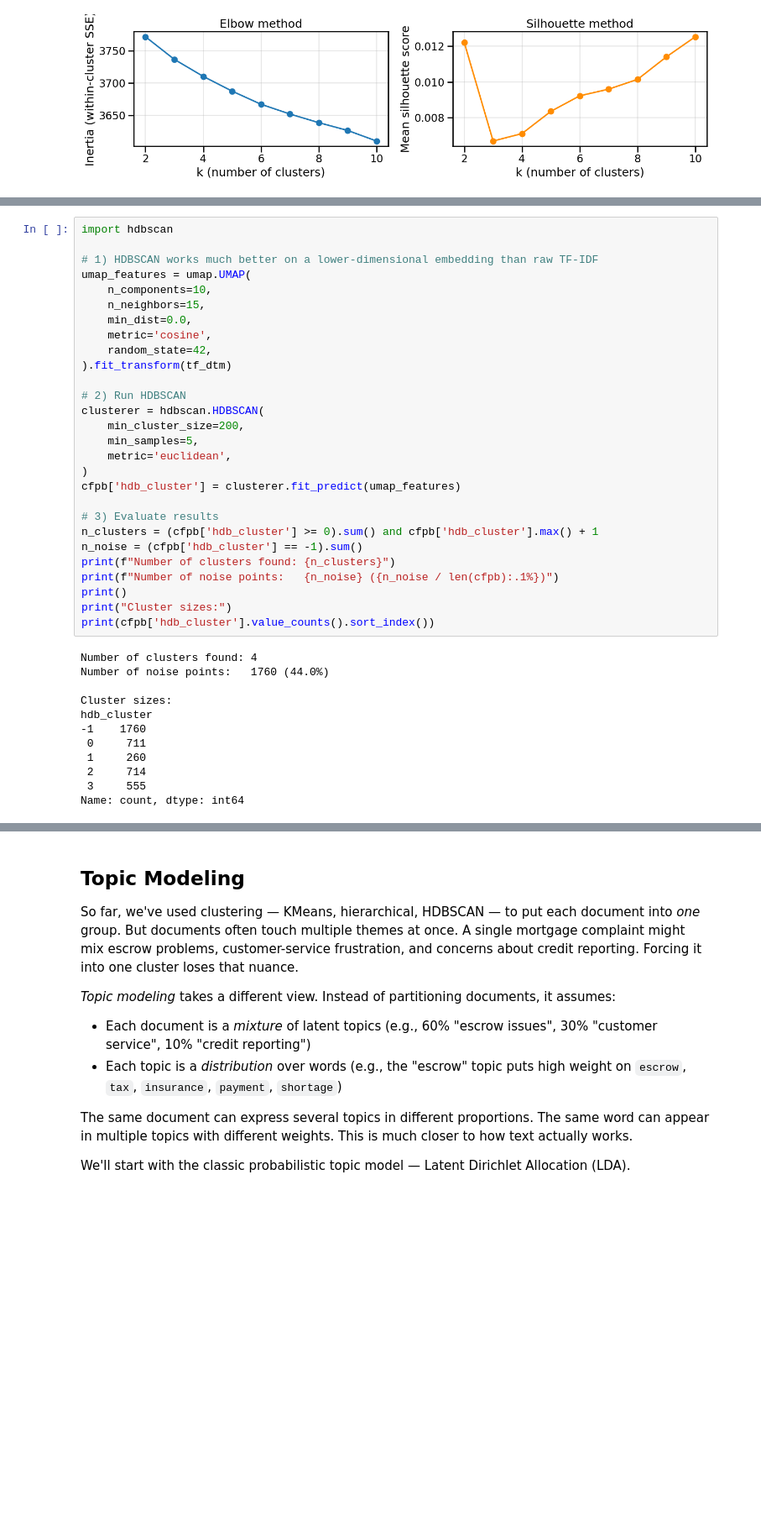
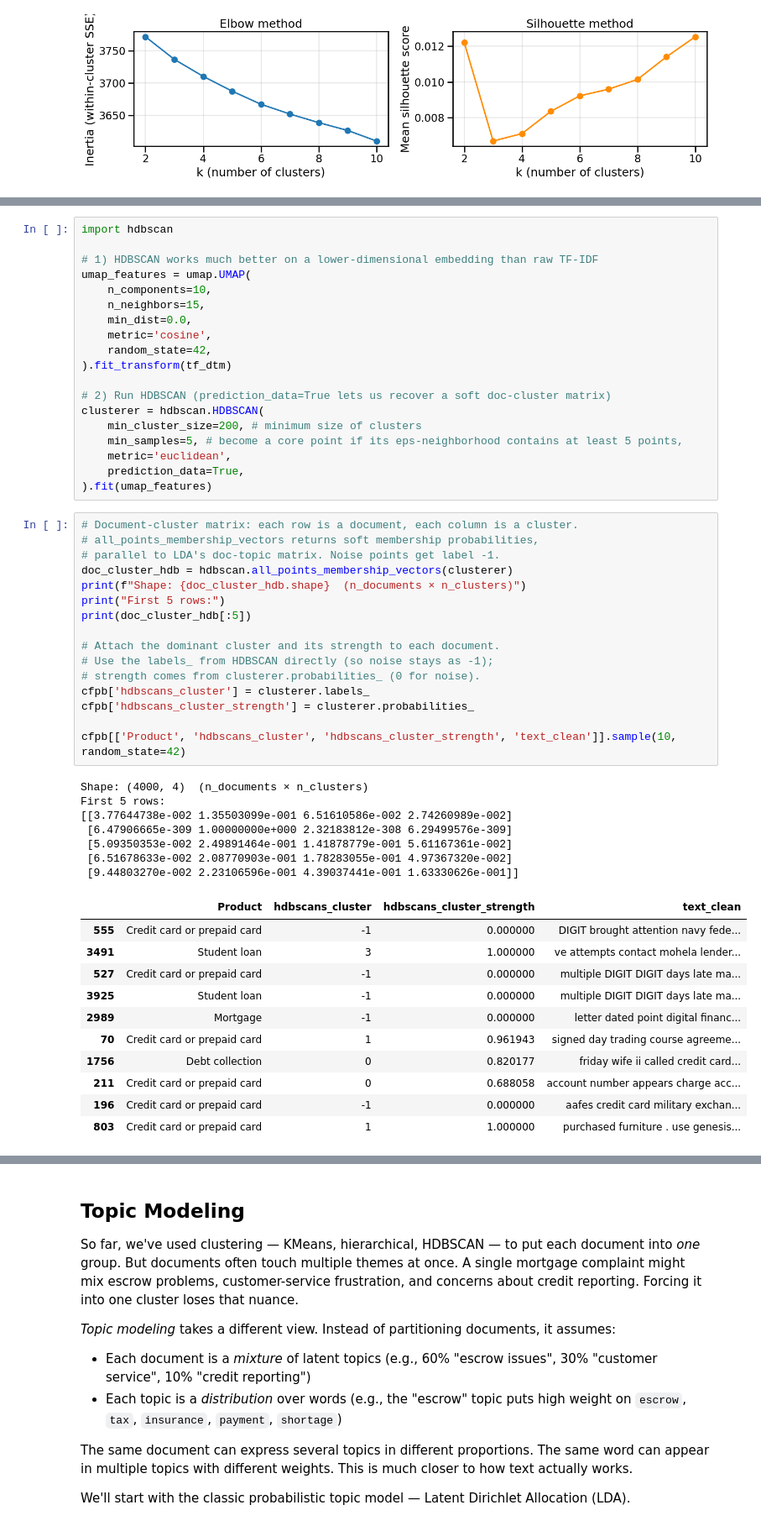
Before and after one commit to ahnchive/NLP-for-SocialScience, a Jupyter notebook: text_clustering.ipynb, the cells around one changed output, grey strips where cells are left out. Shown at 84% size. Cells and saved outputs as stored; diff of their text form; blank space fills up the shorter version.

```diff
--- a/text_clustering.ipynb
+++ b/text_clustering.ipynb
@@ -533,31 +623,45 @@ umap_features = umap.UMAP(
     random_state=42,
 ).fit_transform(tf_dtm)
 
-# 2) Run HDBSCAN
+# 2) Run HDBSCAN (prediction_data=True lets us recover a soft doc-cluster matrix)
 clusterer = hdbscan.HDBSCAN(
-    min_cluster_size=200,
-    min_samples=5,
+    min_cluster_size=200, # minimum size of clusters
+    min_samples=5, # become a core point if its eps-neighborhood contains at least 5 points,
     metric='euclidean',
-)
-cfpb['hdb_cluster'] = clusterer.fit_predict(umap_features)
-
-# 3) Evaluate results
-n_clusters = (cfpb['hdb_cluster'] >= 0).sum() and cfpb['hdb_cluster'].max() + 1
-n_noise = (cfpb['hdb_cluster'] == -1).sum()
-print(f"Number of clusters found: {n_clusters}")
-print(f"Number of noise points:   {n_noise} ({n_noise / len(cfpb):.1%})")
-print()
-print("Cluster sizes:")
-print(cfpb['hdb_cluster'].value_counts().sort_index())
+    prediction_data=True,
+).fit(umap_features)
-# %% [output]
-Number of clusters found: 4
-Number of noise points:   1760 (44.0%)
-
-Cluster sizes:
-hdb_cluster
--1    1760
- 0     711
- 1     260
- 2     714
- 3     555
-Name: count, dtype: int64
+# %%
+# Document-cluster matrix: each row is a document, each column is a cluster.
+# all_points_membership_vectors returns soft membership probabilities,
+# parallel to LDA's doc-topic matrix. Noise points get label -1.
+doc_cluster_hdb = hdbscan.all_points_membership_vectors(clusterer)
+print(f"Shape: {doc_cluster_hdb.shape}  (n_documents × n_clusters)")
+print("First 5 rows:")
+print(doc_cluster_hdb[:5])
+
+# Attach the dominant cluster and its strength to each document.
+# Use the labels_ from HDBSCAN directly (so noise stays as -1);
+# strength comes from clusterer.probabilities_ (0 for noise).
+cfpb['hdbscans_cluster'] = clusterer.labels_
+cfpb['hdbscans_cluster_strength'] = clusterer.probabilities_
+
+cfpb[['Product', 'hdbscans_cluster', 'hdbscans_cluster_strength', 'text_clean']].sample(10, random_state=42)
+# %% [output]
+Shape: (4000, 4)  (n_documents × n_clusters)
+First 5 rows:
+[[3.77644738e-002 1.35503099e-001 6.51610586e-002 2.74260989e-002]
+ [6.47906665e-309 1.00000000e+000 2.32183812e-308 6.29499576e-309]
+ [5.09350353e-002 2.49891464e-001 1.41878779e-001 5.61167361e-002]
+ [6.51678633e-002 2.08770903e-001 1.78283055e-001 4.97367320e-002]
+ [9.44803270e-002 2.23106596e-001 4.39037441e-001 1.63330626e-001]]
+|  | Product | hdbscans_cluster | hdbscans_cluster_strength | text_clean |
+| 555 | Credit card or prepaid card | -1 | 0.000000 | DIGIT brought attention navy fede... |
+| 3491 | Student loan | 3 | 1.000000 | ve attempts contact mohela lender... |
+| 527 | Credit card or prepaid card | -1 | 0.000000 | multiple DIGIT DIGIT days late ma... |
+| 3925 | Student loan | -1 | 0.000000 | multiple DIGIT DIGIT days late ma... |
+| 2989 | Mortgage | -1 | 0.000000 | letter dated point digital financ... |
+| 70 | Credit card or prepaid card | 1 | 0.961943 | signed day trading course agreeme... |
+| 1756 | Debt collection | 0 | 0.820177 | friday wife ii called credit card... |
+| 211 | Credit card or prepaid card | 0 | 0.688058 | account number appears charge acc... |
+| 196 | Credit card or prepaid card | -1 | 0.000000 | aafes credit card military exchan... |
+| 803 | Credit card or prepaid card | 1 | 1.000000 | purchased furniture . use genesis... |
```
Also changed, not shown: parts of 35 cells of this notebook, 2 other files.
